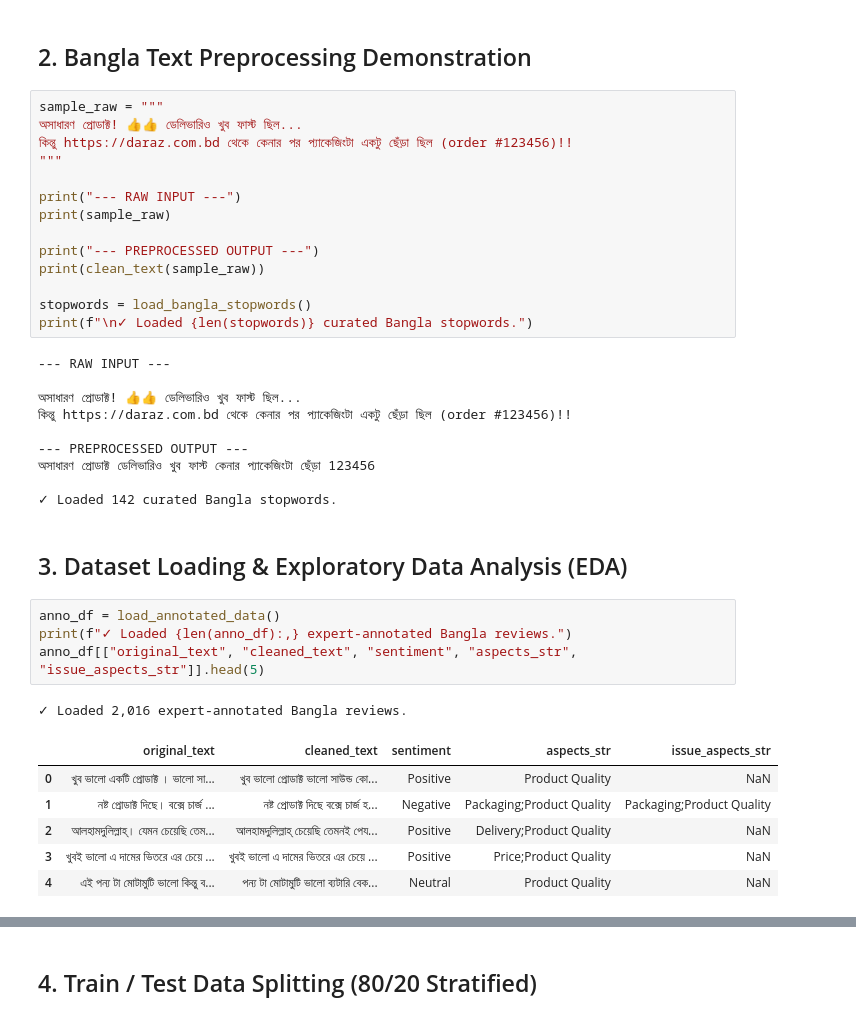
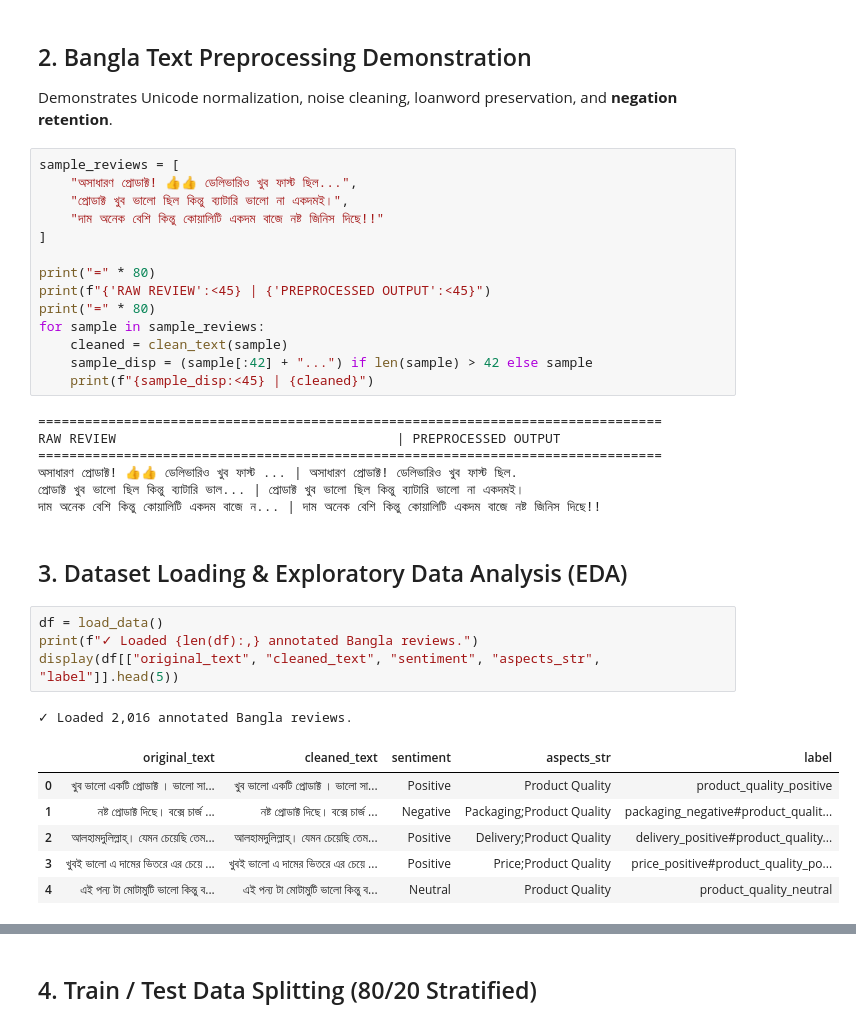
Before and after one commit to commoner02/NLP_Project_Daraz, a Jupyter notebook: nlp_daraz/pipeline.ipynb, the cells around one changed output, grey strips where cells are left out. Drawn from its saved outputs; the diff is of its cells as text.

Commit message:
Update nlp_daraz pipeline, models, and codebase documentation

```diff
--- a/nlp_daraz/pipeline.ipynb
+++ b/nlp_daraz/pipeline.ipynb
@@ -68,44 +47,42 @@ print('✓ Modular libraries loaded successfully!')
 ✓ Modular libraries loaded successfully!
 # %% [markdown]
 ## 2. Bangla Text Preprocessing Demonstration
+Demonstrates Unicode normalization, noise cleaning, loanword preservation, and **negation retention**.
 # %%
-sample_raw = """
-অসাধারণ প্রোডাক্ট! 👍👍 ডেলিভারিও খুব ফাস্ট ছিল...
-কিন্তু https://daraz.com.bd থেকে কেনার পর প্যাকেজিংটা একটু ছেঁড়া ছিল (order #123456)!!
-"""
+sample_reviews = [
+    "অসাধারণ প্রোডাক্ট! 👍👍 ডেলিভারিও খুব ফাস্ট ছিল...",
+    "প্রোডাক্ট খুব ভালো ছিল কিন্তু ব্যাটারি ভালো না একদমই।",
+    "দাম অনেক বেশি কিন্তু কোয়ালিটি একদম বাজে নষ্ট জিনিস দিছে!!"
+]
 
-print("--- RAW INPUT ---")
-print(sample_raw)
-
-print("--- PREPROCESSED OUTPUT ---")
-print(clean_text(sample_raw))
-
-stopwords = load_bangla_stopwords()
-print(f"\n✓ Loaded {len(stopwords)} curated Bangla stopwords.")
+print("=" * 80)
+print(f"{'RAW REVIEW':<45} | {'PREPROCESSED OUTPUT':<45}")
+print("=" * 80)
+for sample in sample_reviews:
+    cleaned = clean_text(sample)
+    sample_disp = (sample[:42] + "...") if len(sample) > 42 else sample
+    print(f"{sample_disp:<45} | {cleaned}")
 # %% [output]
---- RAW INPUT ---
-
-অসাধারণ প্রোডাক্ট! 👍👍 ডেলিভারিও খুব ফাস্ট ছিল...
-কিন্তু https://daraz.com.bd থেকে কেনার পর প্যাকেজিংটা একটু ছেঁড়া ছিল (order #123456)!!
-
---- PREPROCESSED OUTPUT ---
-অসাধারণ প্রোডাক্ট ডেলিভারিও খুব ফাস্ট কেনার প্যাকেজিংটা ছেঁড়া 123456
-
-✓ Loaded 142 curated Bangla stopwords.
+================================================================================
+RAW REVIEW                                    | PREPROCESSED OUTPUT
+================================================================================
+অসাধারণ প্রোডাক্ট! 👍👍 ডেলিভারিও খুব ফাস্ট ... | অসাধারণ প্রোডাক্ট! ডেলিভারিও খুব ফাস্ট ছিল.
+প্রোডাক্ট খুব ভালো ছিল কিন্তু ব্যাটারি ভাল... | প্রোডাক্ট খুব ভালো ছিল কিন্তু ব্যাটারি ভালো না একদমই।
+দাম অনেক বেশি কিন্তু কোয়ালিটি একদম বাজে ন... | দাম অনেক বেশি কিন্তু কোয়ালিটি একদম বাজে নষ্ট জিনিস দিছে!!
 # %% [markdown]
 ## 3. Dataset Loading & Exploratory Data Analysis (EDA)
 # %%
-anno_df = load_annotated_data()
-print(f"✓ Loaded {len(anno_df):,} expert-annotated Bangla reviews.")
-anno_df[["original_text", "cleaned_text", "sentiment", "aspects_str", "issue_aspects_str"]].head(5)
+df = load_data()
+print(f"✓ Loaded {len(df):,} annotated Bangla reviews.")
+display(df[["original_text", "cleaned_text", "sentiment", "aspects_str", "label"]].head(5))
 # %% [output]
-✓ Loaded 2,016 expert-annotated Bangla reviews.
+✓ Loaded 2,016 annotated Bangla reviews.
-|  | original_text | cleaned_text | sentiment | aspects_str | issue_aspects_str |
-| 0 | খুব ভালো একটি প্রোডাক্ট । ভালো সা... | খুব ভালো প্রোডাক্ট ভালো সাউন্ড কো... | Positive | Product Quality | NaN |
-| 1 | নষ্ট প্রোডাক্ট দিছে। বক্সে চার্জ ... | নষ্ট প্রোডাক্ট দিছে বক্সে চার্জ হ... | Negative | Packaging;Product Quality | Packaging;Product Quality |
-| 2 | আলহামদুলিল্লাহ্। যেমন চেয়েছি তেম... | আলহামদুলিল্লাহ্ চেয়েছি তেমনই পেয... | Positive | Delivery;Product Quality | NaN |
-| 3 | খুবই ভালো এ দামের ভিতরে এর চেয়ে ... | খুবই ভালো এ দামের ভিতরে এর চেয়ে ... | Positive | Price;Product Quality | NaN |
-| 4 | এই পন্য টা মোটামুটি ভালো কিন্তু ব... | পন্য টা মোটামুটি ভালো ব্যটারি বেক... | Neutral | Product Quality | NaN |
+|  | original_text | cleaned_text | sentiment | aspects_str | label |
+| 0 | খুব ভালো একটি প্রোডাক্ট । ভালো সা... | খুব ভালো একটি প্রোডাক্ট । ভালো সা... | Positive | Product Quality | product_quality_positive |
+| 1 | নষ্ট প্রোডাক্ট দিছে। বক্সে চার্জ ... | নষ্ট প্রোডাক্ট দিছে। বক্সে চার্জ ... | Negative | Packaging;Product Quality | packaging_negative#product_qualit... |
+| 2 | আলহামদুলিল্লাহ্। যেমন চেয়েছি তেম... | আলহামদুলিল্লাহ্। যেমন চেয়েছি তেম... | Positive | Delivery;Product Quality | delivery_positive#product_quality... |
+| 3 | খুবই ভালো এ দামের ভিতরে এর চেয়ে ... | খুবই ভালো এ দামের ভিতরে এর চেয়ে ... | Positive | Price;Product Quality | price_positive#product_quality_po... |
+| 4 | এই পন্য টা মোটামুটি ভালো কিন্তু ব... | এই পন্য টা মোটামুটি ভালো কিন্তু ব... | Neutral | Product Quality | product_quality_neutral |
 # %%
 fig, axes = plt.subplots(1, 2, figsize=(14, 5))
 
```
Also changed, not shown: parts of 15 cells of this notebook, 14 other files.
